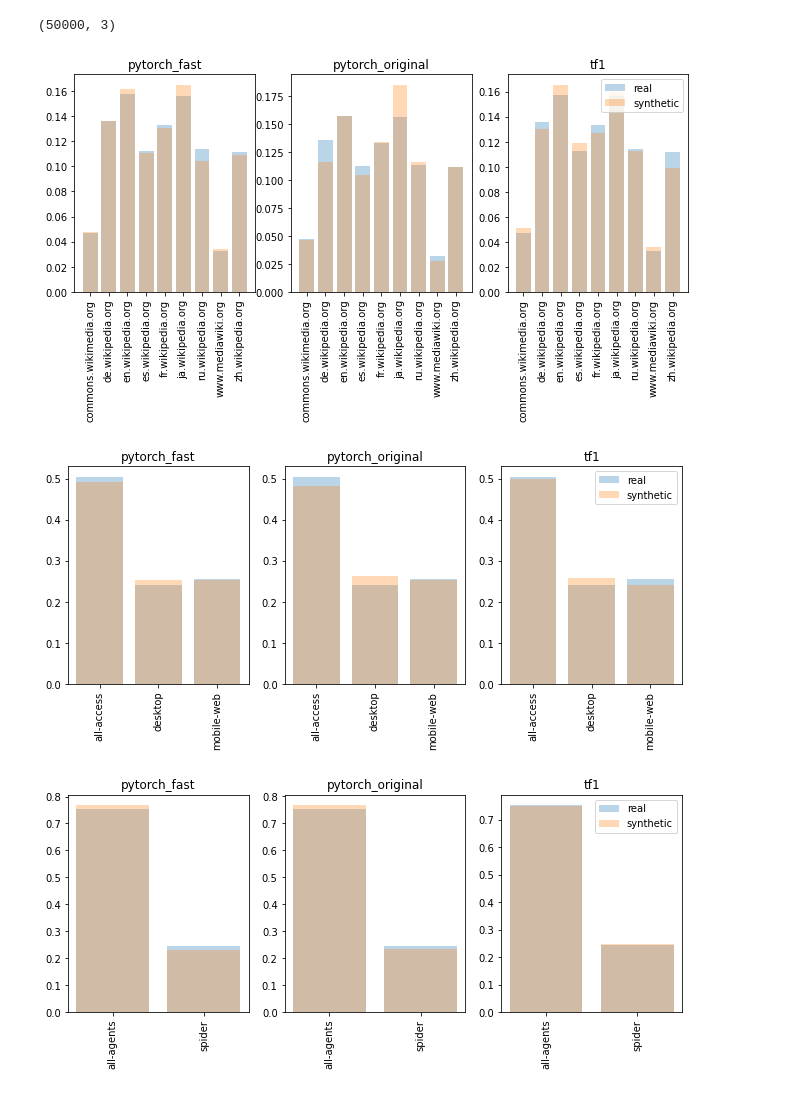
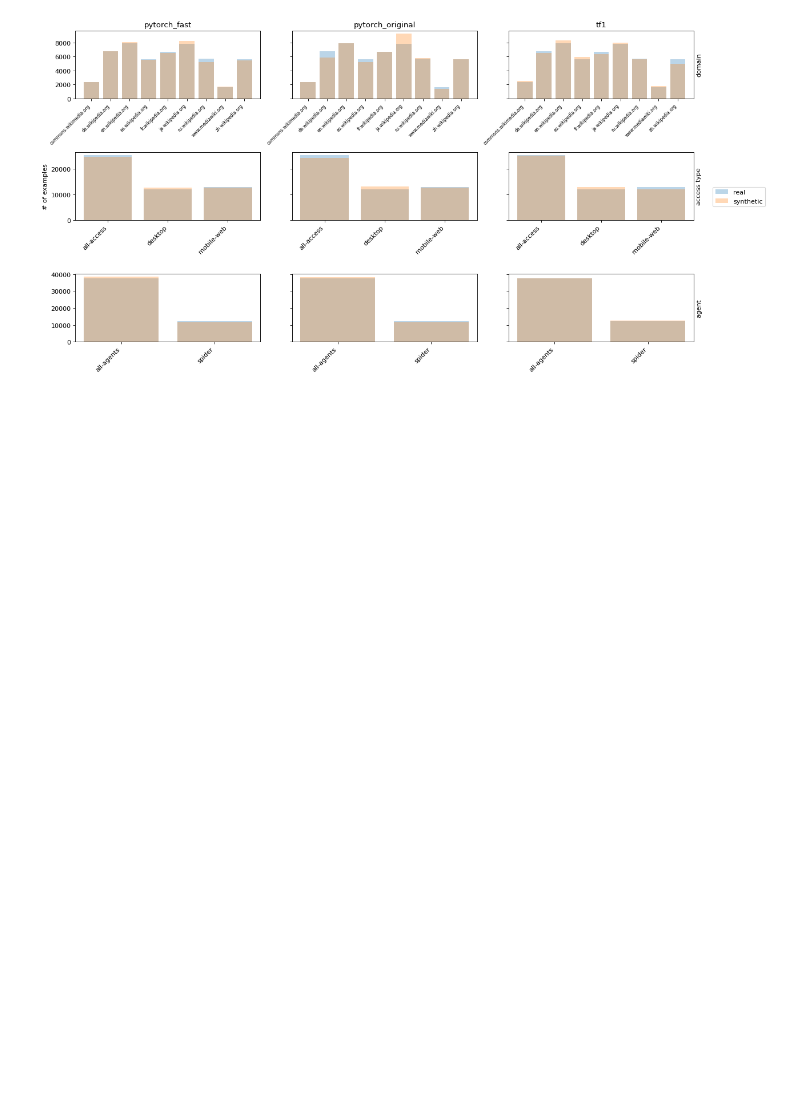
Before and after one commit to gretelai/public_research, a Jupyter notebook: oss_doppelganger/analysis.ipynb, the cells around one changed output. Saved outputs shown, nothing was run; the diff lists cells and outputs as text; code cells hidden in the pictures; blank space fills up the shorter version.

```diff
--- a/oss_doppelganger/analysis.ipynb
+++ b/oss_doppelganger/analysis.ipynb
@@ -79,22 +97,3 @@ synthetic_features = {
     name: np.expand_dims(df.drop(columns=["domain","access","agent"]).to_numpy(), axis=-1)
     for name, df in synthetic.items()
 }
-# %%
-# Plot per sequence midpoints
-# Figure 6 from paper
-plt.figure(figsize=(11,4))
-wwt_midpoints = get_midpoints(wwt_features)
-index = 1
-for name, f in synthetic_features.items():
-    m = get_midpoints(f)
-
-    ax = plt.subplot(1, len(synthetic_features), index)
-    ax.hist(wwt_midpoints, density=True, bins=25, alpha=0.3, label="real")
-    ax.hist(m, density=True, bins=25, alpha=0.3, label="synthetic")
-
-    ax.set_title(name)
-    index += 1
-
-plt.xlabel("midpoint: (min+max)/2")
-plt.legend()
-plt.show()
@@ -103,36 +133,44 @@ plt.show()
 # %%
-# Plot attribute distributions
+# Image 2, attribute distributions
+# Based on Figure 19 of original paper
 
-wwt_attributes = wwt[["domain", "access", "agent"]].to_numpy().astype("int")
-print(wwt_attributes.shape)
+fig = plt.figure(figsize=(16,8), dpi=80)
+
+axes = fig.subplots(len(WWT_ATTRIBUTE_NAMES), len(synthetic_features), sharey="row")
+
+for index, (row_axes, attribute_name) in enumerate(zip(axes, WWT_ATTRIBUTE_NAMES)):
+    x = WWT_ATTRIBUTE_VALUES[attribute_name]
+
+    real_counts = np.bincount(wwt_attributes[:,index])
+
+    for ax, (name, df) in zip(row_axes, synthetic.items()):
+        attributes = df[["domain", "access", "agent"]].to_numpy().astype("int")
+
+        counts = np.bincount(attributes[:,index])
 
 
-for index, attribute_name in enumerate(WWT_ATTRIBUTE_NAMES):
+        ax.bar(x, real_counts, alpha=0.3, label="real")
+        ax.bar(x, counts, alpha=0.3, label="synthetic")
 
-    x = WWT_ATTRIBUTE_VALUES[attribute_name]
+        if index == 0:
+            ax.set_title(name)
+        ax.set_xticks(ax.get_xticks())
+        if attribute_name == "domain":
+            ax.set_xticklabels(x, rotation=45, fontsize=7, ha="right")
+        else:
+            ax.set_xticklabels(x, rotation=45, ha="right")
 
-    real_probs = np.bincount(wwt_attributes[:,index]) / len(wwt_attributes)
-    plot_index = 1
-    plt.figure(figsize=(11,4))
-    for name, df in synthetic.items():
-        attributes = df[["domain", "access", "agent"]].to_numpy().astype("int")
+    row_axes[-1].yaxis.set_label_position("right")
+    row_axes[-1].set_ylabel(attribute_name)
 
-        probs = np.bincount(attributes[:,index]) / len(attributes)
+axes[1][0].set_ylabel("# of examples")
 
-        ax = plt.subplot(1, len(WWT_ATTRIBUTE_NAMES), plot_index)
-        ax.bar(x, real_probs, alpha=0.3, label="real")
-        ax.bar(x, probs, alpha=0.3, label="synthetic")
+fig.tight_layout()
+fig.subplots_adjust(right=0.9)
+handles, labels = axes[0][0].get_legend_handles_labels()
+fig.legend(loc="center right", handles=handles, labels=labels)
 
-        ax.set_title(name)
-        ax.set_xticks(ax.get_xticks())
-        ax.set_xticklabels(x, rotation="vertical")
-
-        plot_index += 1
-
-    plt.legend()
-    plt.show()
+fig.savefig("attributes.png")
+plt.show(fig)
 # %% [output]
-(50000, 3)
-[figure, old version]
+[figure, new version]
-[figure, removed]
-[figure, removed]
```
Also changed, not shown: parts of 12 cells of this notebook.
